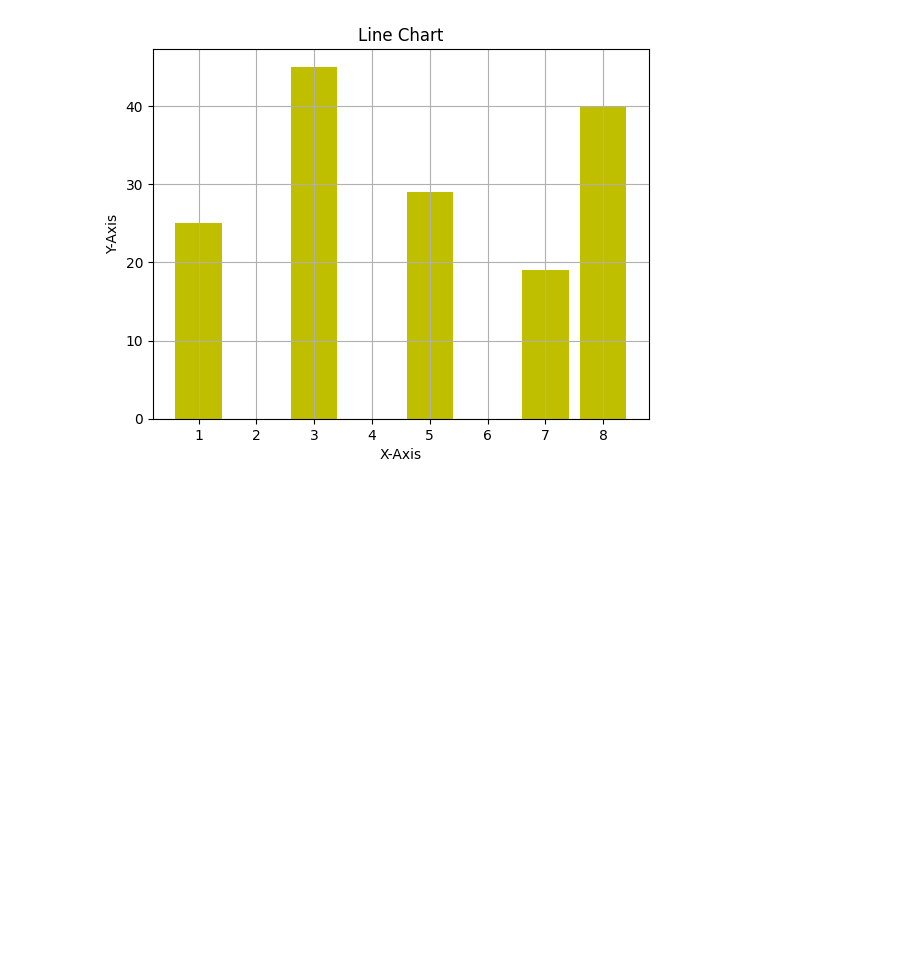
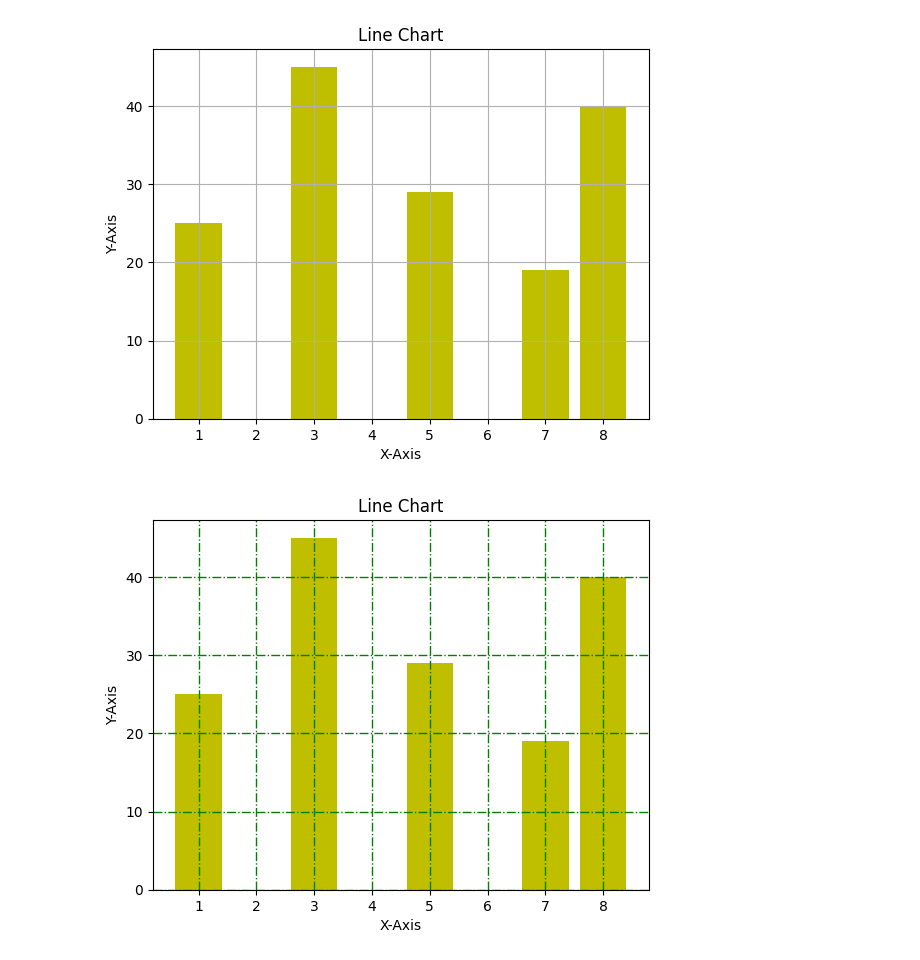
Before and after one commit to iamabirakash/Python, a Jupyter notebook: first_matplotlib.ipynb, the cells around one changed output. Cells and saved outputs as stored; diff of their text form; code cells hidden in the pictures; blank space fills up the shorter version.

Commit message:
Added LineStyle in Bar Plot

```diff
--- a/first_matplotlib.ipynb
+++ b/first_matplotlib.ipynb
@@ -91,3 +91,12 @@ plt.title("Line Chart")
 # %% [output]
 Text(0.5, 1.0, 'Line Chart')
 [figure]
+# %%
+plt.bar(a,b,color='y')
+plt.grid(True)
+plt.xlabel("X-Axis")
+plt.ylabel("Y-Axis")
+plt.title("Line Chart")
+plt.grid(color = 'green', linestyle = '-.', linewidth = 1)
+# %% [output]
+[figure, added]
```
